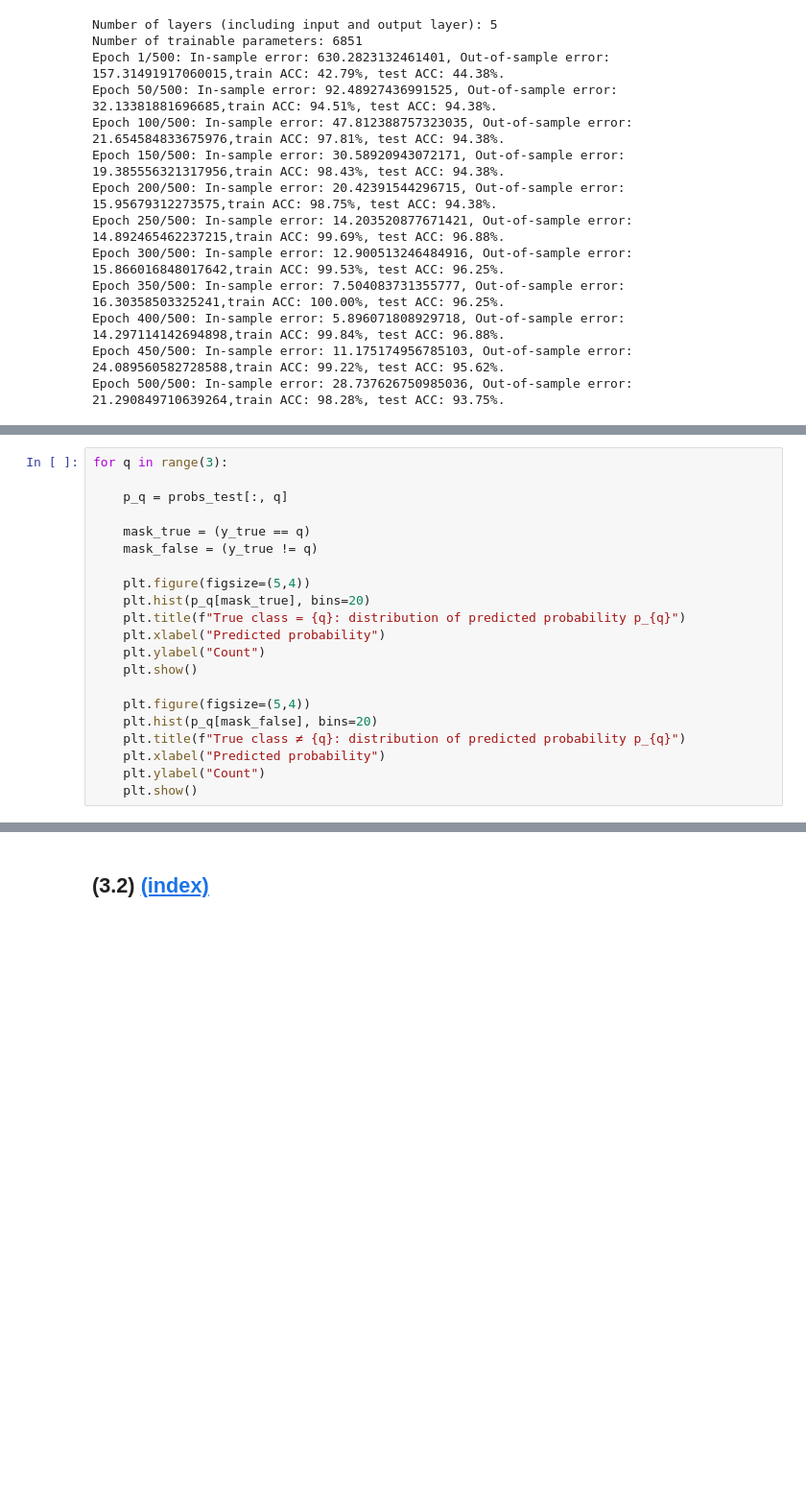
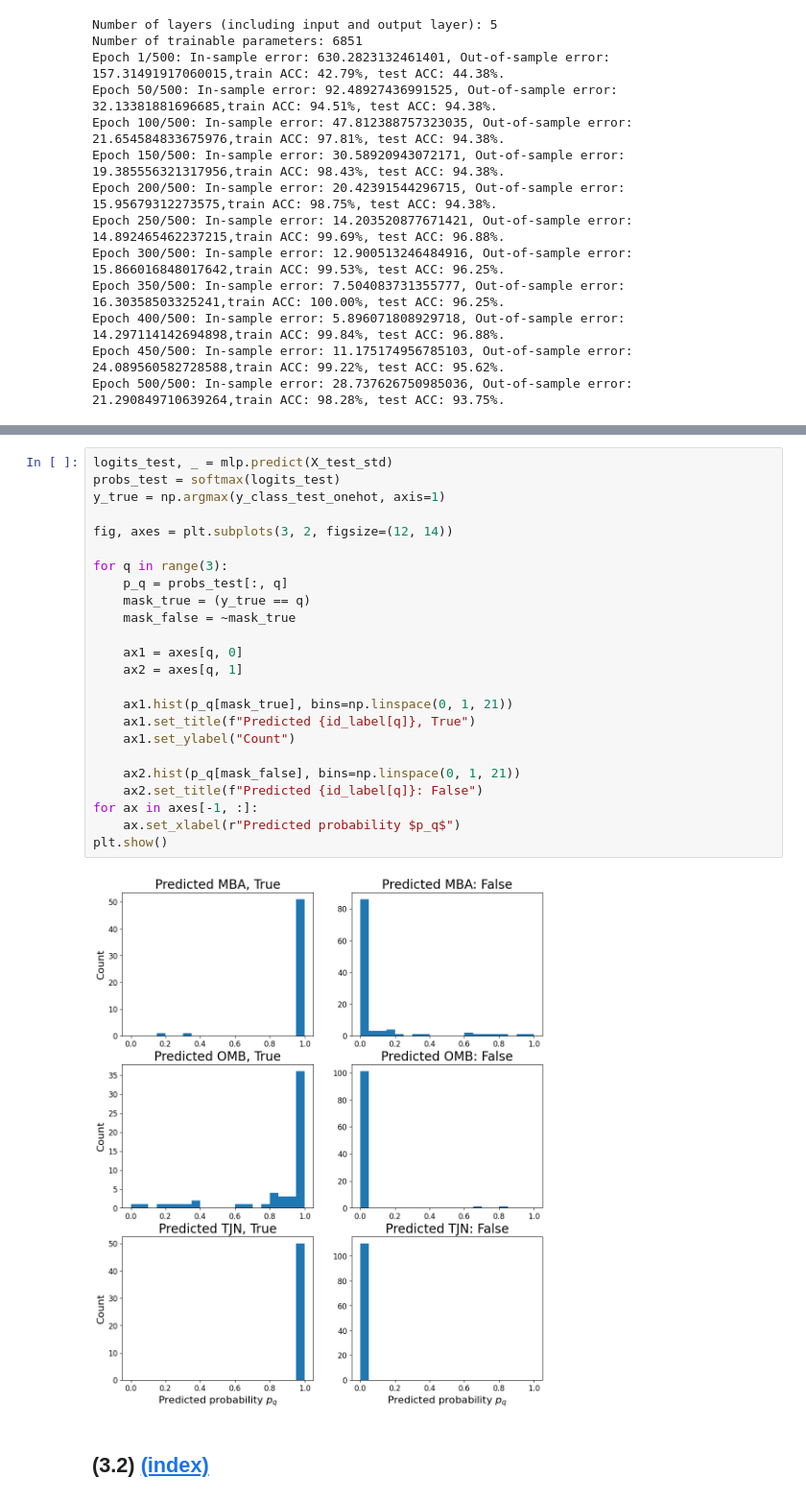
Before and after one commit to Shengyuan-Liu/MATH60026_MethodsForDataScience, a Jupyter notebook: cw1/02371367_Coursework1.ipynb, the cells around one changed output, grey strips where cells are left out. Shown at 96% size. Saved outputs shown, nothing was run; the diff lists cells and outputs as text; blank space fills up the shorter version.

```diff
--- a/cw1/02371367_Coursework1.ipynb
+++ b/cw1/02371367_Coursework1.ipynb
@@ -1711,21 +1706,0 @@ y_true = np.argmax(y_class_test_onehot, axis=1)
-# %%
-for q in range(3):
-
-    p_q = probs_test[:, q]
-
-    mask_true = (y_true == q)
-    mask_false = (y_true != q)
-
-    plt.figure(figsize=(5,4))
-    plt.hist(p_q[mask_true], bins=20)
-    plt.title(f"True class = {q}: distribution of predicted probability p_{q}")
-    plt.xlabel("Predicted probability")
-    plt.ylabel("Count")
-    plt.show()
-
-    plt.figure(figsize=(5,4))
-    plt.hist(p_q[mask_false], bins=20)
-    plt.title(f"True class ≠ {q}: distribution of predicted probability p_{q}")
-    plt.xlabel("Predicted probability")
-    plt.ylabel("Count")
-    plt.show()
@@ -1739,3 +1707,29 @@ for q in range(3):
+# %%
+logits_test, _ = mlp.predict(X_test_std)
+probs_test = softmax(logits_test)
+y_true = np.argmax(y_class_test_onehot, axis=1)
+
+fig, axes = plt.subplots(3, 2, figsize=(12, 14))
+
+for q in range(3):
+    p_q = probs_test[:, q]
+    mask_true = (y_true == q)
+    mask_false = ~mask_true
+
+    ax1 = axes[q, 0]
+    ax2 = axes[q, 1]
+
+    ax1.hist(p_q[mask_true], bins=np.linspace(0, 1, 21))
+    ax1.set_title(f"Predicted {id_label[q]}, True")
+    ax1.set_ylabel("Count")
+
+    ax2.hist(p_q[mask_false], bins=np.linspace(0, 1, 21))
+    ax2.set_title(f"Predicted {id_label[q]}: False")
+for ax in axes[-1, :]:
+    ax.set_xlabel(r"Predicted probability $p_q$")
+plt.show()
+# %% [output]
+[figure, added]
 # %% [markdown]
 <a name="task-32"></a>
 
```
Also changed, not shown: parts of 3 cells of this notebook, 1 other file.
